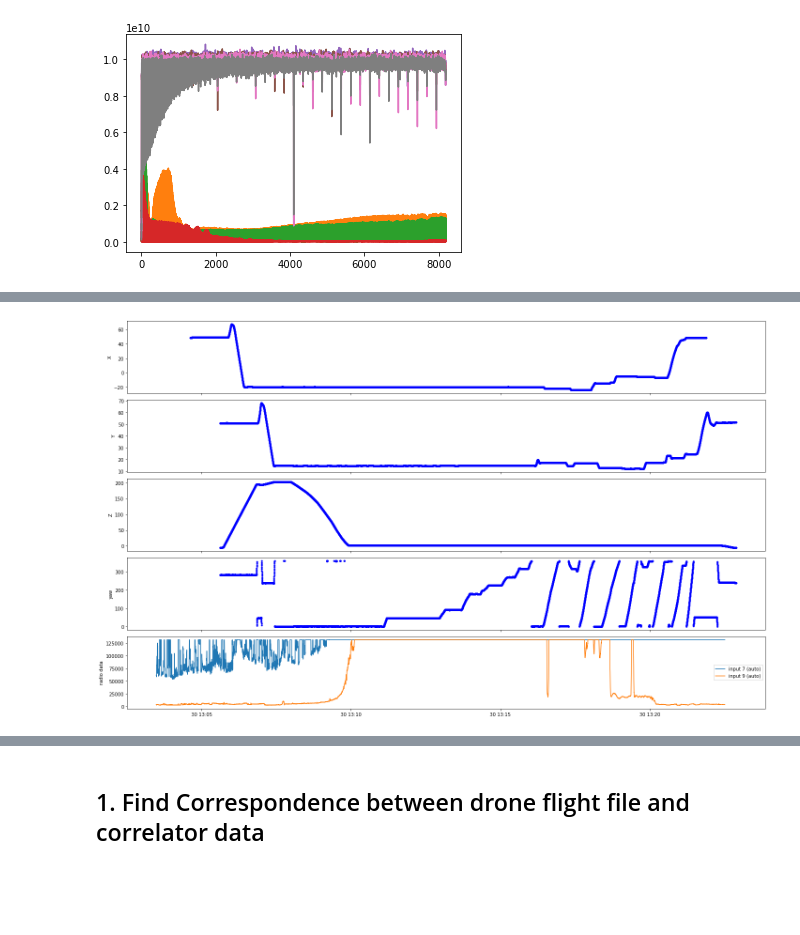
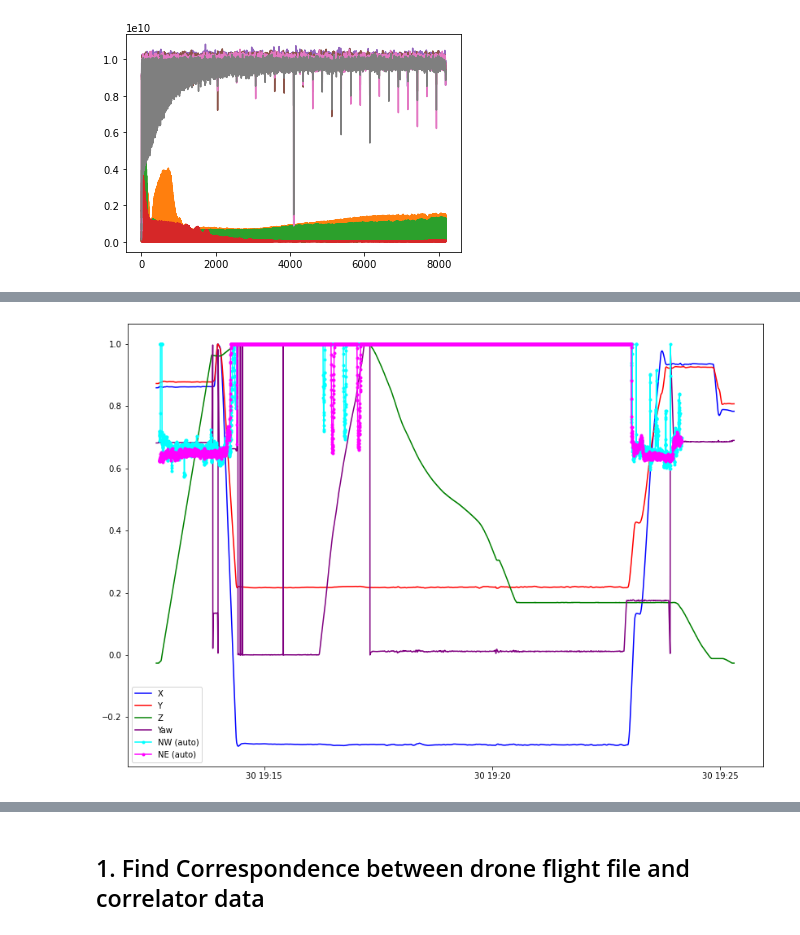
Before and after one commit to WrightLaboratory/DigitalNoiseSource, a Jupyter notebook: notebooks/LBN_DNS_GBO.ipynb, the cells around one changed output, grey strips where cells are left out. Saved outputs shown, nothing was run; the diff lists cells and outputs as text; code cells hidden in the pictures; blank space fills up the shorter version.

```diff
--- a/notebooks/LBN_DNS_GBO.ipynb
+++ b/notebooks/LBN_DNS_GBO.ipynb
@@ -290,8 +304,13 @@ plt.show()
 #corrdata=corr.Corr_Data_CRS_LBN(Data_Directory=datadir,Gain_Directory=gdir,
 #                            site_class=gbosite, vinputs=[1,2,3])
 
-corrdata=corr.Corr_Data(Data_Directory=datadir,Gain_Directory=gdir,
-                            site_class=gbosite, crs=True)
+#corrdata=corr.Corr_Data(Data_Directory=datadir,Gain_Directory=gdir,
+#                            site_class=gbosite, crs=True)
+
+corrdata=corr.Corr_Data(Data_Directory=datadir,
+                        Gain_Directory=gdir,site_class=gbosite,crs=True,fbounds=[1000,3500],
+                        Load_Gains=False,Apply_Gains=False,
+                        offset_time_samples=0) # offset time samples was 100
 
 # check time correspondence
 plot(dronedata.t_arr_datetime,label='drone')
@@ -363,54 +437,62 @@ plt.show()
 # %%
-addtime=-4*60
+# try to find the offset time
 
 
-## AUTOS
-fig, (ax1, ax2,ax3,ax4,ax5) = plt.subplots(nrows=5, ncols=1, sharex=True,figsize=(20, 12))
 
-# Plot data on each axis
-ax1.plot(dronedata.t_arr_datetime + datetime.timedelta(seconds=-5*60),dronedata.coords_xyz_LC[:,0],'b.')
-ax1.set_ylabel('X')
+findoffset = 'yes'
+if findoffset == 'yes':
 
-ax2.plot(dronedata.t_arr_datetime + datetime.timedelta(seconds=addtime),dronedata.coords_xyz_LC[:,1],'b.')
-ax2.set_ylabel('Y')
-
-ax3.plot(dronedata.t_arr_datetime + datetime.timedelta(seconds=addtime),dronedata.coords_xyz_LC[:,2],'b.')
-ax3.set_ylabel('Z')
-
-ax4.plot(dronedata.t_arr_datetime + datetime.timedelta(seconds=addtime),dronedata.yaw,'b.')
-ax4.set_ylabel('yaw')
-
-ax5.plot(corrdata.t_arr_datetime,np.abs(corrdata.V[:,f_ind,7]),label='input 7 (auto)')
-ax5.plot(corrdata.t_arr_datetime,np.abs(corrdata.V[:,f_ind,9]),label='input 9 (auto)')
-ax5.set_ylabel('radio data')
-ax5.legend()
-
-plt.tight_layout()
-plt.show()
+    addtime=-222#-3.6*60
 
 
-## CROSSES
-fig, (ax1, ax2,ax3,ax4,ax5) = plt.subplots(nrows=5, ncols=1, sharex=True,figsize=(20, 12))
+    ## AUTOS
+    plt.figure(figsize=(14,10))
+    # Overplot various data scaled appropriately
+    plt.plot(dronedata.t_arr_datetime + datetime.timedelta(seconds=addtime),
+             (1/max(dronedata.coords_xyz_LC[:,0]))*dronedata.coords_xyz_LC[:,0],color='blue',label='X')
 
-# Plot data on each axis
-ax1.plot(dronedata.t_arr_datetime + datetime.timedelta(seconds=-5*60),dronedata.coords_xyz_LC[:,0],'b.')
-ax1.set_ylabel('X')
+    plt.plot(dronedata.t_arr_datetime + datetime.timedelta(seconds=addtime),
+                  (1/max(dronedata.coords_xyz_LC[:,1]))*dronedata.coords_xyz_LC[:,1],color='red',label='Y')
 
-ax2.plot(dronedata.t_arr_datetime + datetime.timedelta(seconds=addtime),dronedata.coords_xyz_LC[:,1],'b.')
-ax2.set_ylabel('Y')
+    plt.plot(dronedata.t_arr_datetime + datetime.timedelta(seconds=addtime),
+             (1/max(dronedata.coords_xyz_LC[:,2]))*dronedata.coords_xyz_LC[:,2],color='green',label='Z')
 
-ax3.plot(dronedata.t_arr_datetime + datetime.timedelta(seconds=addtime),dronedata.coords_xyz_LC[:,2],'b.')
-ax3.set_ylabel('Z')
+    plt.plot(dronedata.t_arr_datetime + datetime.timedelta(seconds=addtime),
+             (1/max(dronedata.yaw))*dronedata.yaw,color='purple',label='Yaw')
 
-ax4.plot(dronedata.t_arr_datetime + datetime.timedelta(seconds=addtime),dronedata.yaw,'b.')
-ax4.set_ylabel('yaw')
+    plt.plot(corrdata.t_arr_datetime,(1/max(corrdata.V[:,f_ind,7].real))*corrdata.V[:,f_ind,7].real,color='cyan',marker='.',
+             label='NW (auto)')
+    plt.plot(corrdata.t_arr_datetime,(1/max(corrdata.V[:,f_ind,9].real))*corrdata.V[:,f_ind,9].real,color='magenta',marker='.',
+             label='NE (auto)')
+    plt.legend()
+    plt.show()
 
-ax5.plot(corrdata.t_arr_datetime,np.abs(corrdata.V[:,f_ind,8]),label='input 8 (cross)')
-#ax5.plot(corrdata.t_arr_datetime,np.abs(corrdata.V[:,f_ind,9]),label='input 9 (auto)')
-ax5.set_ylabel('radio data')
-ax5.legend()
 
-plt.tight_layout()
-plt.show()
+    ## CROSSES
+    plt.figure(figsize=(14,10))
+    # Overplot various data scaled appropriately
+    plt.plot(dronedata.t_arr_datetime + datetime.timedelta(seconds=addtime),
+             (1/max(dronedata.coords_xyz_LC[:,0]))*dronedata.coords_xyz_LC[:,0],color='blue',label='X')
+
+    plt.plot(dronedata.t_arr_datetime + datetime.timedelta(seconds=addtime),
+                  (1/max(dronedata.coords_xyz_LC[:,1]))*dronedata.coords_xyz_LC[:,1],color='red',label='Y')
+
+    plt.plot(dronedata.t_arr_datetime + datetime.timedelta(seconds=addtime),
+             (1/max(dronedata.coords_xyz_LC[:,2]))*dronedata.coords_xyz_LC[:,2],color='green',label='Z')
+
+    plt.plot(dronedata.t_arr_datetime + datetime.timedelta(seconds=addtime),
+             (1/max(dronedata.yaw))*dronedata.yaw,color='purple',marker='.',linestyle='None',label='Yaw')
+
+    plt.plot(corrdata.t_arr_datetime,(1/max(abs(corrdata.V[:,f_ind,2])))*abs(corrdata.V[:,f_ind,2]),
+             color='cyan',marker='.',linestyle='None',label='NW (cross)')
+    plt.plot(corrdata.t_arr_datetime,(1/max(abs(corrdata.V[:,f_ind,3])))*abs(corrdata.V[:,f_ind,3]),
+             color='magenta',marker='.',linestyle='None',label='NE (cross)')
+
+    #plt.xlim(dronedata.t_arr_datetime[-1]+datetime.timedelta(seconds=-7*60),dronedata.t_arr_datetime[-1])
+    plt.xlim(dronedata.t_arr_datetime[0]+datetime.timedelta(seconds=-0.5*60),
+             dronedata.t_arr_datetime[0]+datetime.timedelta(seconds=1*60))
+    plt.axvline(dronedata.t_arr_datetime[0]+datetime.timedelta(seconds=51),color='red',linewidth=3)
+    plt.legend()
+    plt.show()
 # %% [output]
-[figure, old version]
+[figure, new version]
```
Also changed, not shown: parts of 25 cells of this notebook.
